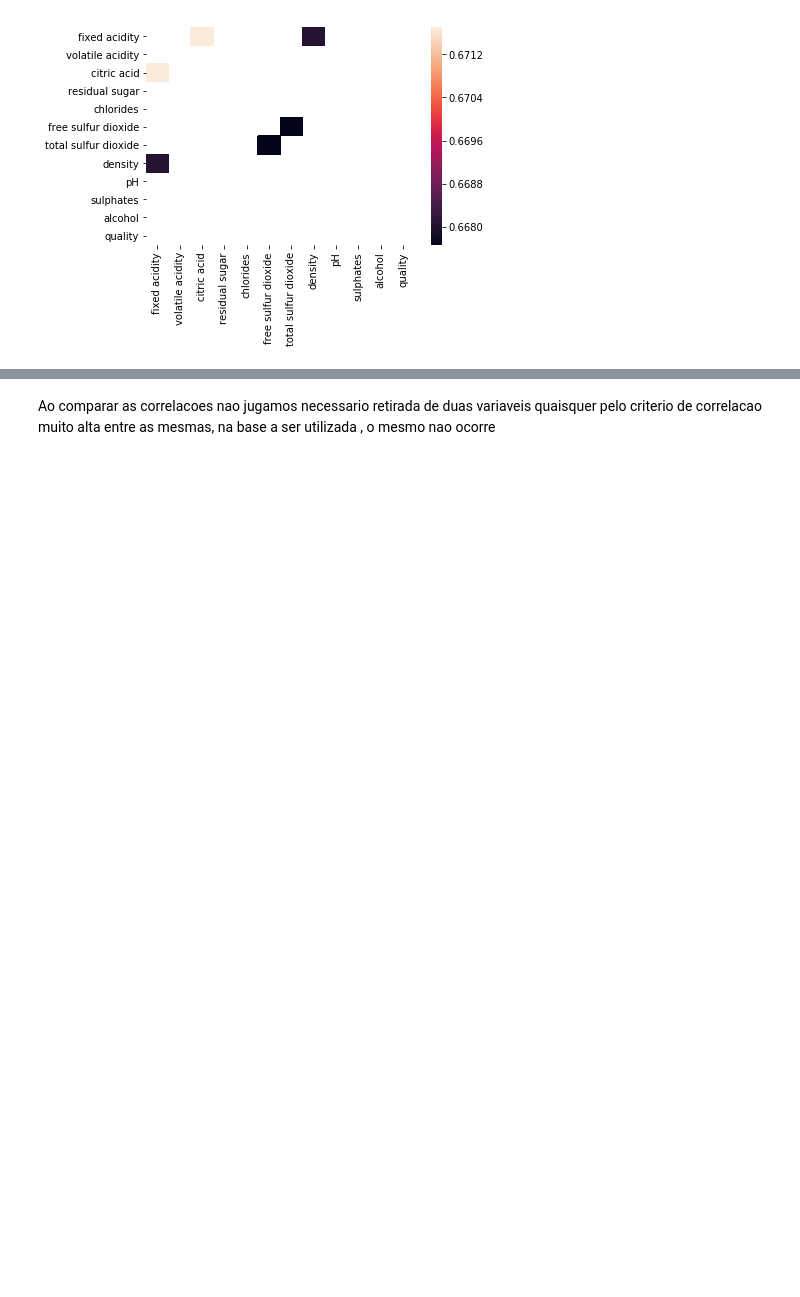
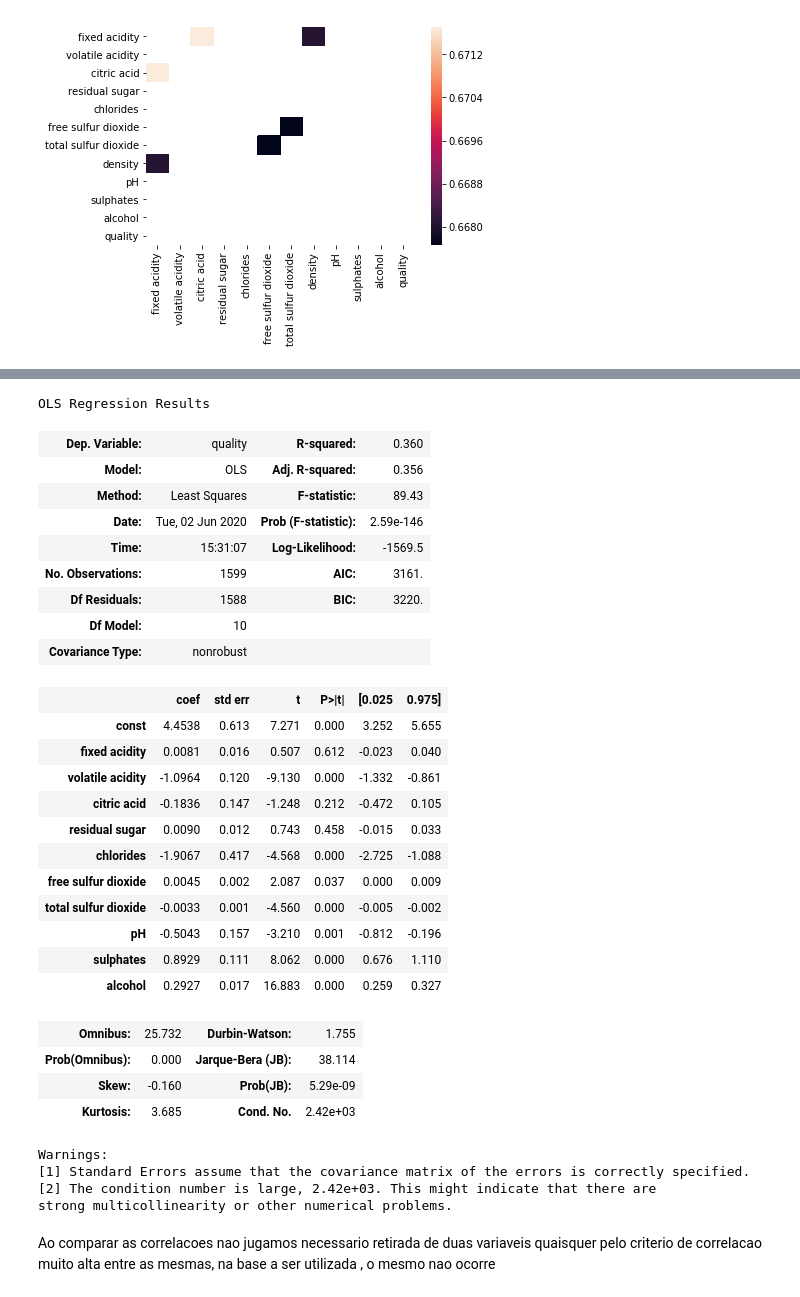
Before and after one commit to robertoschno/Projeto_Final_CD, a Jupyter notebook: Wine_quality_prediction.ipynb, the cells around one changed output, grey strips where cells are left out. Saved outputs shown, nothing was run; the diff lists cells and outputs as text; code cells hidden in the pictures; blank space fills up the shorter version.

```diff
--- a/Wine_quality_prediction.ipynb
+++ b/Wine_quality_prediction.ipynb
@@ -126,5 +80,0 @@ strong multicollinearity or other numerical problems.
-# %%
-l1=l1.pop()
-X=dados[l1]
-results=regressao(X,Y)
-results.summary()
@@ -177,2 +138,38 @@ heatmap(teste1);
+# %%
+l1.remove('density')
+X=dados[l1]
+results=regressao(X,Y)
+results.summary()
+# %% [output]
+OLS Regression Results
+| Dep. Variable: | quality | R-squared: | 0.360 |
+| Model: | OLS | Adj. R-squared: | 0.356 |
+| Method: | Least Squares | F-statistic: | 89.43 |
+| Date: | Tue, 02 Jun 2020 | Prob (F-statistic): | 2.59e-146 |
+| Time: | 15:31:07 | Log-Likelihood: | -1569.5 |
+| No. Observations: | 1599 | AIC: | 3161. |
+| Df Residuals: | 1588 | BIC: | 3220. |
+| Df Model: | 10 |  |  |
+| Covariance Type: | nonrobust |  |  |
+|  | coef | std err | t | P>|t| | [0.025 | 0.975] |
+| const | 4.4538 | 0.613 | 7.271 | 0.000 | 3.252 | 5.655 |
+| fixed acidity | 0.0081 | 0.016 | 0.507 | 0.612 | -0.023 | 0.040 |
+| volatile acidity | -1.0964 | 0.120 | -9.130 | 0.000 | -1.332 | -0.861 |
+| citric acid | -0.1836 | 0.147 | -1.248 | 0.212 | -0.472 | 0.105 |
+| residual sugar | 0.0090 | 0.012 | 0.743 | 0.458 | -0.015 | 0.033 |
+| chlorides | -1.9067 | 0.417 | -4.568 | 0.000 | -2.725 | -1.088 |
+| free sulfur dioxide | 0.0045 | 0.002 | 2.087 | 0.037 | 0.000 | 0.009 |
+| total sulfur dioxide | -0.0033 | 0.001 | -4.560 | 0.000 | -0.005 | -0.002 |
+| pH | -0.5043 | 0.157 | -3.210 | 0.001 | -0.812 | -0.196 |
+| sulphates | 0.8929 | 0.111 | 8.062 | 0.000 | 0.676 | 1.110 |
+| alcohol | 0.2927 | 0.017 | 16.883 | 0.000 | 0.259 | 0.327 |
+| Omnibus: | 25.732 | Durbin-Watson: | 1.755 |
+| Prob(Omnibus): | 0.000 | Jarque-Bera (JB): | 38.114 |
+| Skew: | -0.160 | Prob(JB): | 5.29e-09 |
+| Kurtosis: | 3.685 | Cond. No. | 2.42e+03 |
+Warnings:
+[1] Standard Errors assume that the covariance matrix of the errors is correctly specified.
+[2] The condition number is large, 2.42e+03. This might indicate that there are
+strong multicollinearity or other numerical problems.
 # %% [markdown]
 Ao comparar as correlacoes nao jugamos necessario retirada de duas variaveis quaisquer pelo criterio de correlacao muito alta entre as mesmas, na base a ser utilizada , o mesmo nao ocorre
```
Also changed, not shown: parts of 9 cells of this notebook.
